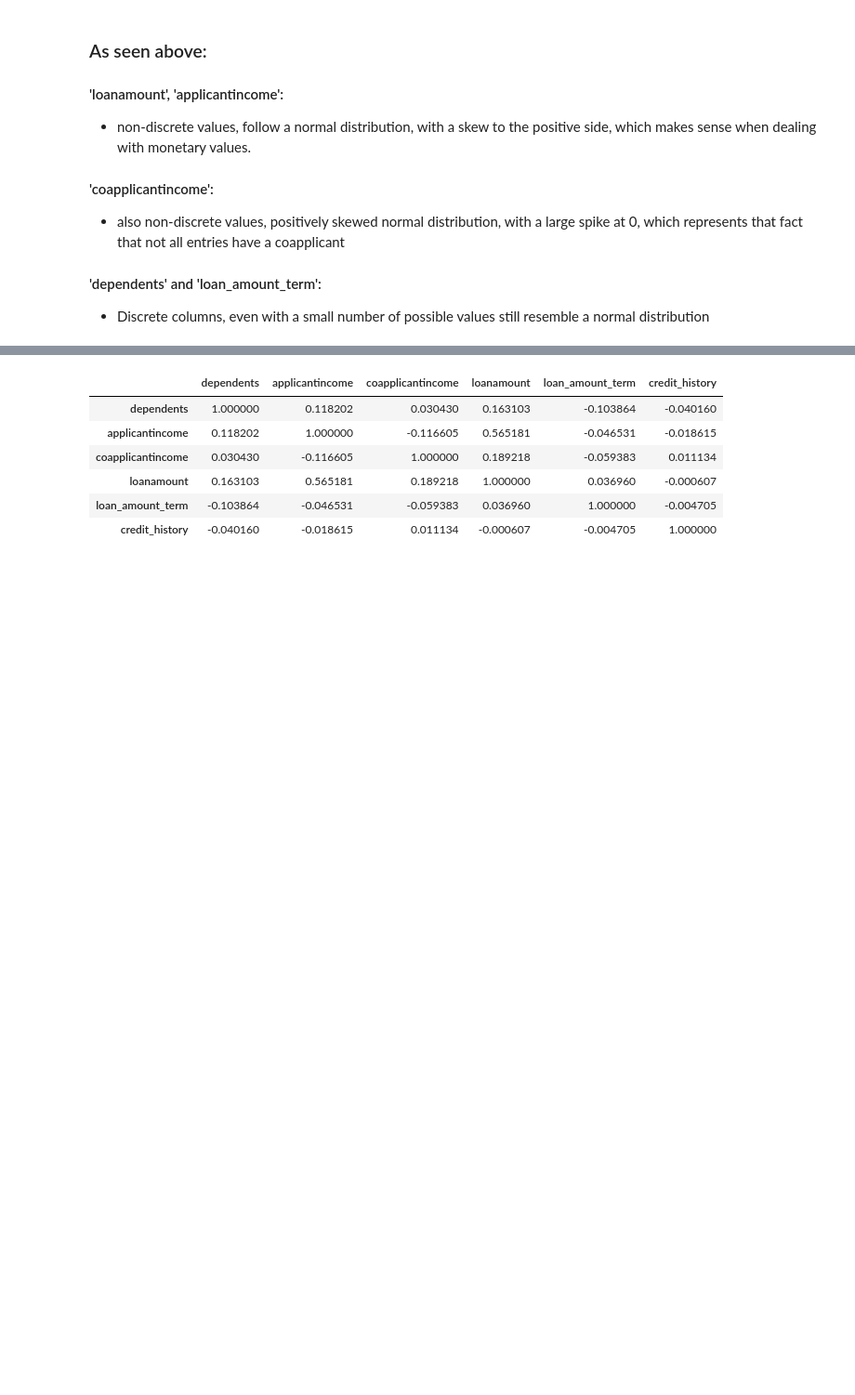
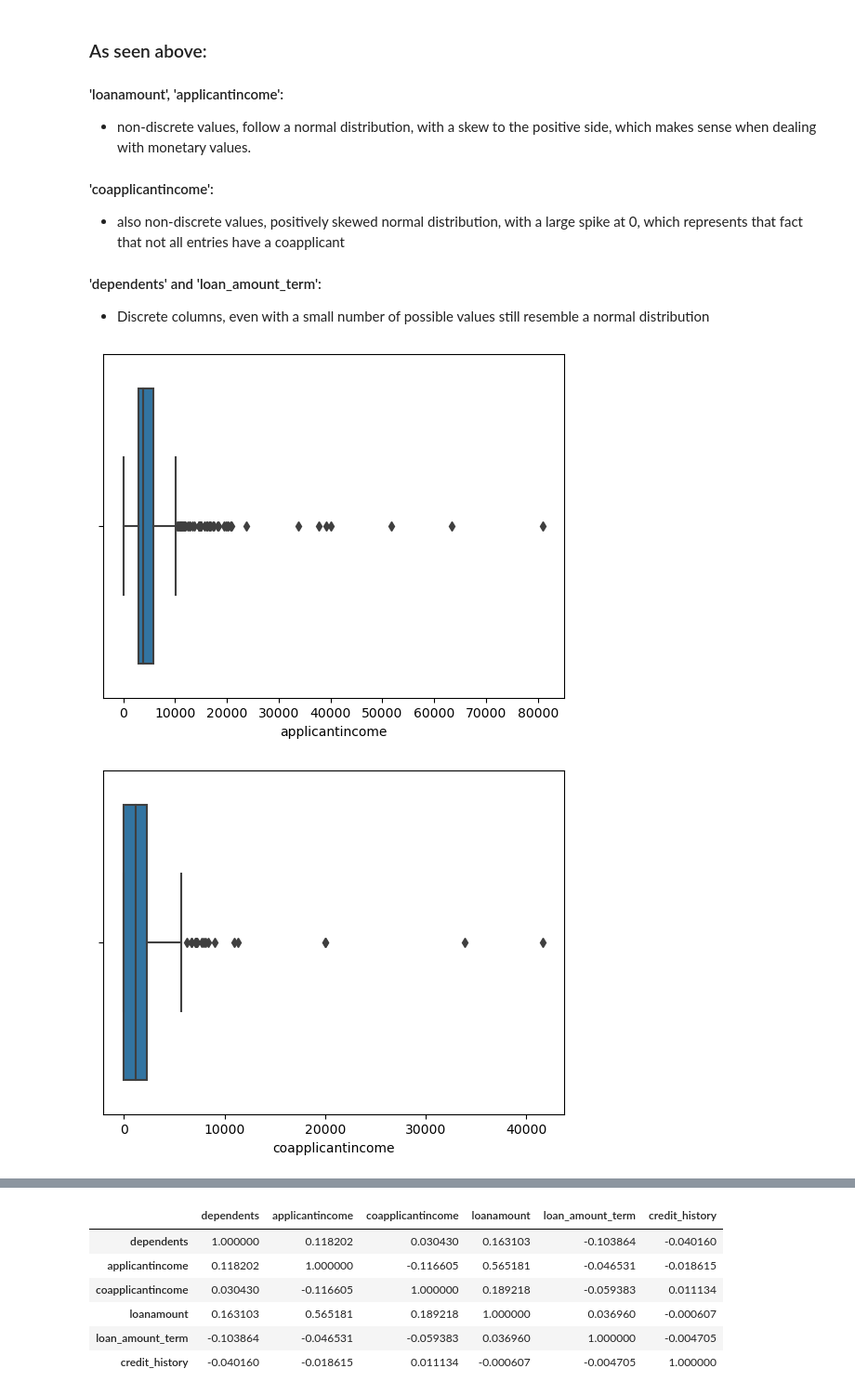
Before and after one commit to guilhermewallis/mini-project-loan-eligibility, a Jupyter notebook: loan-explore-nb.ipynb, the cells around one changed output, grey strips where cells are left out. Shown: that part at 93% size. Saved outputs shown, nothing was run; the diff lists cells and outputs as text; code cells hidden in the pictures; blank space fills up the shorter version.

```diff
--- a/loan-explore-nb.ipynb
+++ b/loan-explore-nb.ipynb
@@ -403,3 +416,13 @@ for col in num_cols.columns:
 * also non-discrete values, positively skewed normal distribution, with a large spike at 0, which represents that fact that not all entries have a coapplicant
 #### 'dependents' and 'loan_amount_term':
 * Discrete columns, even with a small number of possible values still resemble a normal distribution
+# %%
+sns.boxplot(x=df['applicantincome'])
+plt.show()
+sns.boxplot(x=df['coapplicantincome'])
+plt.show()
+sns.boxplot(x=df['loanamount'])
+plt.show()
+# %% [output]
+[figure, added]
+[figure, added]
```
Also changed, not shown: parts of 61 cells of this notebook, 3 other files.
